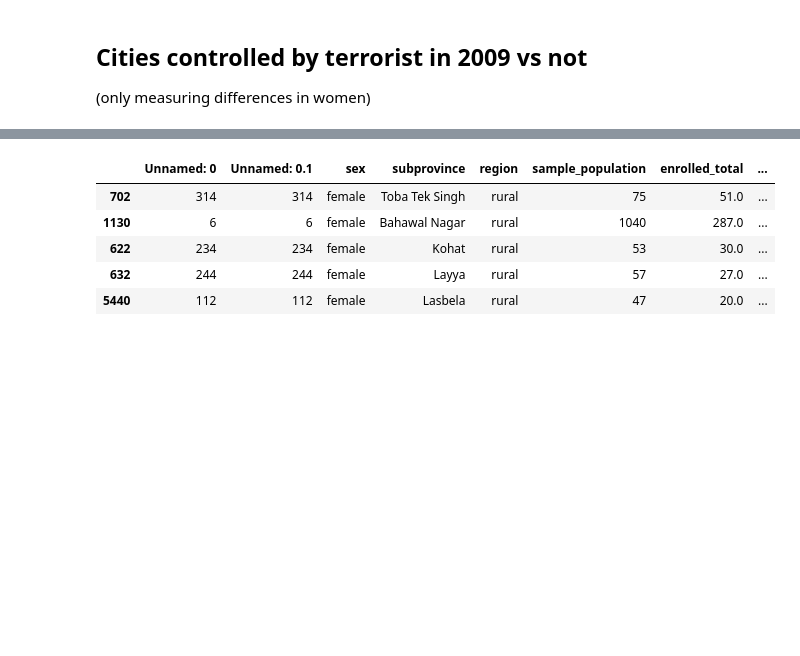
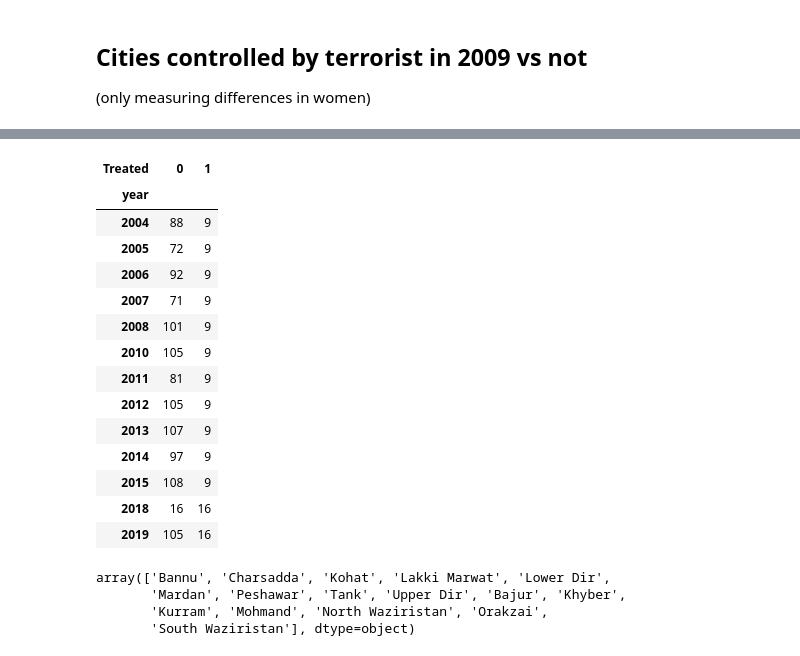
Before and after one commit to preetkhowaja/taliban_impact_pakistan, a Jupyter notebook: 20_analysis/regression_v2.ipynb, the cells around one changed output, grey strips where cells are left out. Cells and saved outputs as stored; diff of their text form; code cells hidden in the pictures; blank space fills up the shorter version.

```diff
--- a/20_analysis/regression_v2.ipynb
+++ b/20_analysis/regression_v2.ipynb
@@ -44,7 +44,7 @@ taliabn_dominance = [
     "Mohmand",
     "Bajur",
     "Darra Adamkhel",
-    "Swat",
+    #"Swat",
     "Upper Dir",
     "Lower Dir",
     "Bannu",
@@ -59,13 +82,32 @@ taliabn_dominance = [
 # %%
-# Define Treatment variables
+# DEFINE: Treatment = in taliban dominated district
 
 df_female_rural["Treated"] = 0
 df_female_rural.loc[(df_female_rural["subprovince"].isin(taliabn_dominance)), "Treated"] = 1
-df_female_rural.sample(5)
+
+# check
+Table1 = pd.crosstab(df_female_rural['year'],df_female_rural['Treated'])
+Table1
 # %% [output]
-|  | Unnamed: 0 | Unnamed: 0.1 | sex | subprovince | region | sample_population | enrolled_total | ... |
-| 702 | 314 | 314 | female | Toba Tek Singh | rural | 75 | 51.0 | ... |
-| 1130 | 6 | 6 | female | Bahawal Nagar | rural | 1040 | 287.0 | ... |
-| 622 | 234 | 234 | female | Kohat | rural | 53 | 30.0 | ... |
-| 632 | 244 | 244 | female | Layya | rural | 57 | 27.0 | ... |
-| 5440 | 112 | 112 | female | Lasbela | rural | 47 | 20.0 | ... |
+| Treated | 0 | 1 |
+| year |  |  |
+| 2004 | 88 | 9 |
+| 2005 | 72 | 9 |
+| 2006 | 92 | 9 |
+| 2007 | 71 | 9 |
+| 2008 | 101 | 9 |
+| 2010 | 105 | 9 |
+| 2011 | 81 | 9 |
+| 2012 | 105 | 9 |
+| 2013 | 107 | 9 |
+| 2014 | 97 | 9 |
+| 2015 | 108 | 9 |
+| 2018 | 16 | 16 |
+| 2019 | 105 | 16 |
+# %%
+df_female_rural[df_female_rural["subprovince"].isin(taliabn_dominance)]['subprovince'].unique()
+# %% [output]
+array(['Bannu', 'Charsadda', 'Kohat', 'Lakki Marwat', 'Lower Dir',
+       'Mardan', 'Peshawar', 'Tank', 'Upper Dir', 'Bajur', 'Khyber',
+       'Kurram', 'Mohmand', 'North Waziristan', 'Orakzai',
+       'South Waziristan'], dtype=object)
```
Also changed, not shown: parts of 7 cells of this notebook, 1 other file.
